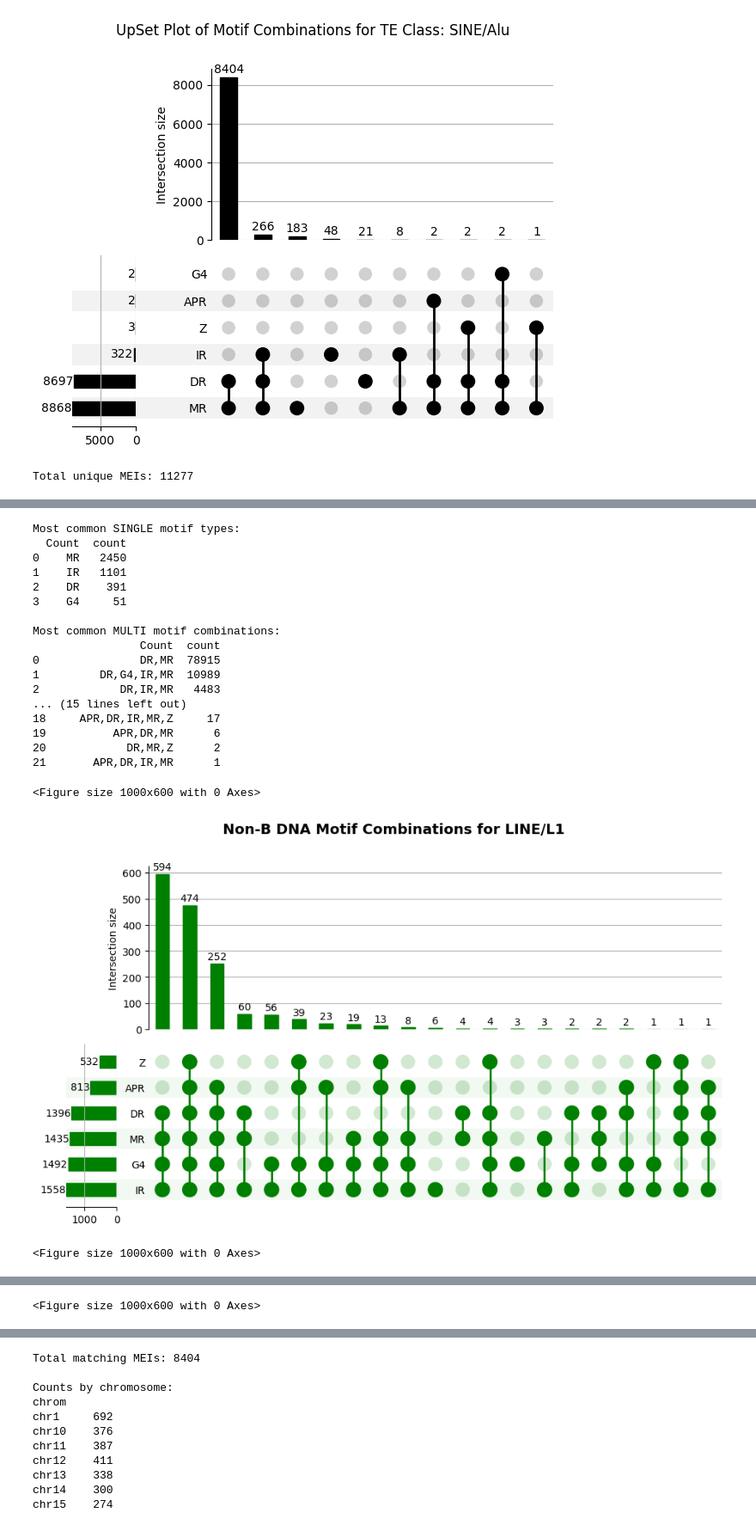
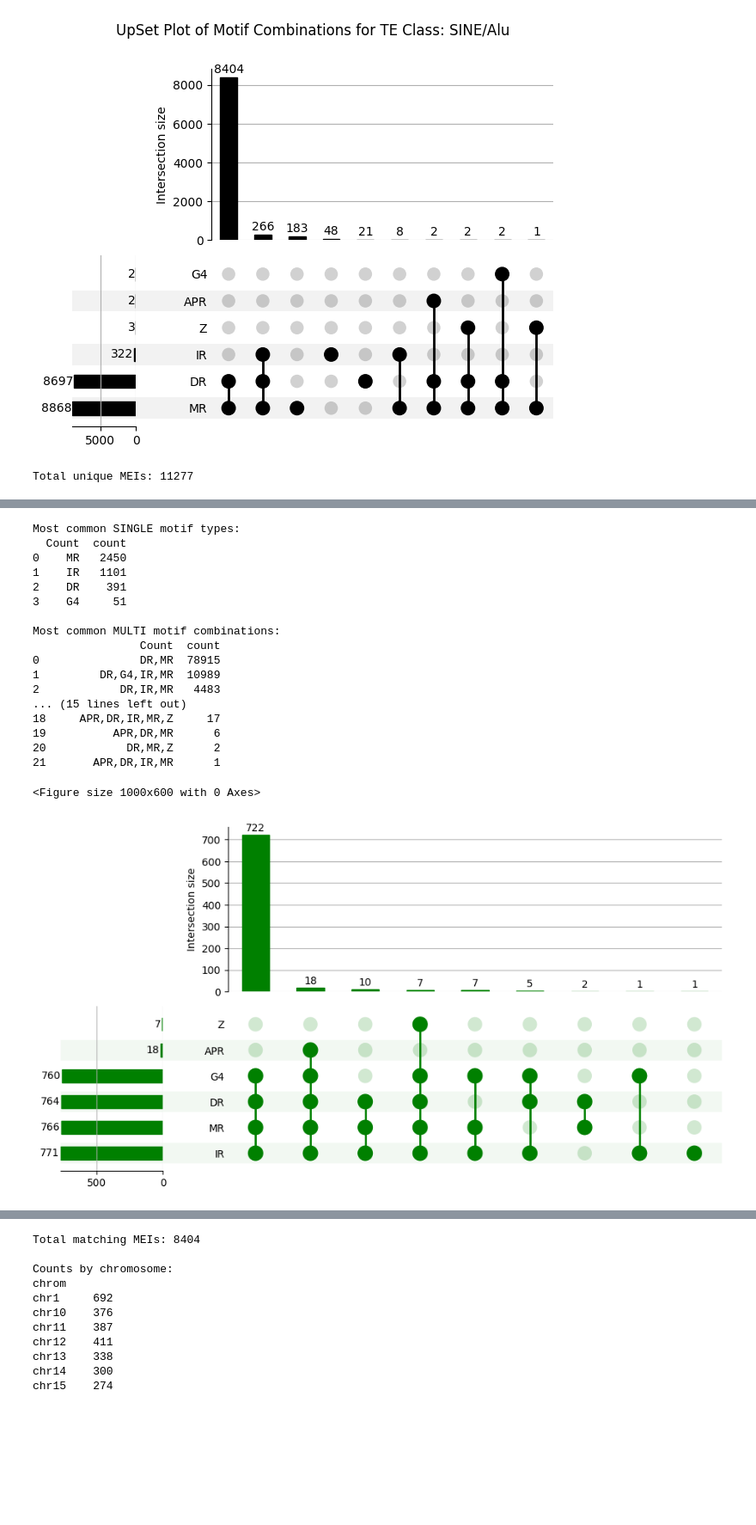
Before and after one commit to alexturcoo/PhasedHapAssembly-nonB, a Jupyter notebook: analysis_scripts/mei_sequence_annotations_analysis.ipynb, the cells around one changed output, grey strips where cells are left out. Shown at 86% size. Drawn from its saved outputs; the diff is of its cells as text; code cells hidden in the pictures; blank space fills up the shorter version.

```diff
--- a/analysis_scripts/mei_sequence_annotations_analysis.ipynb
+++ b/analysis_scripts/mei_sequence_annotations_analysis.ipynb
@@ -889,11 +931,10 @@ te_colors = {
 }
 
 # === UpSet plot per TE class (inline, no saving) ===
-for te in sorted(combo_df["TE_Class"].unique()):
-    subset = combo_df[combo_df["TE_Class"] == te]
-    if subset.empty:
-        continue
+te = "Retroposon/SVA"
 
+subset = combo_df[combo_df["TE_Class"] == te]
+if not subset.empty:
     combo_counts = subset["Motif_Set"].value_counts()
     upset_input = from_memberships(combo_counts.index.tolist(), data=combo_counts.values)
 
@@ -901,34 +942,41 @@ for te in sorted(combo_df["TE_Class"].unique()):
     upset = UpSet(
         upset_input,
         sort_by='cardinality',
         show_counts=True,
         element_size=None,
-        facecolor=te_colors.get(te, 'green')
+        facecolor=te_colors.get(te, 'green')  # use SVA color
     )
     upset.plot()
-    plt.suptitle(f"Non-B DNA Motif Combinations for {te}", fontsize=14, weight='bold')
+    #plt.suptitle(f"Non-B DNA Motif Combinations for {te}", fontsize=14, weight='bold')
     plt.subplots_adjust(left=0.05, right=0.95, top=0.88, bottom=0.1)
+
+    plt.savefig(
+        "/home/alextu/projects/def-sushant/alextu/PhasedHapAssembly-nonB/imgs_no_titles/upset_Retroposon_SVA.pdf",
+        dpi=300,
+        bbox_inches='tight'
+    )
     plt.show()
+else:
+    print(f"No entries found for {te}")
 # %% [output]
 Total unique MEIs: 11277
 [figure]
 Most common SINGLE motif types:
   Count  count
 0    MR   2450
 1    IR   1101
 2    DR    391
 3    G4     51
 
 Most common MULTI motif combinations:
                 Count  count
 0               DR,MR  78915
 1         DR,G4,IR,MR  10989
 2            DR,IR,MR   4483
 ... (15 lines left out)
 18     APR,DR,IR,MR,Z     17
 19          APR,DR,MR      6
 20            DR,MR,Z      2
 21       APR,DR,IR,MR      1
 <Figure size 1000x600 with 0 Axes>
-[figure, old version]
+[figure, new version]
-<Figure size 1000x600 with 0 Axes>
@@ -936 +982,0 @@ Most common MULTI motif combinations:
-<Figure size 1000x600 with 0 Axes>
```
Also changed, not shown: parts of 6 cells of this notebook, 29 other files.
